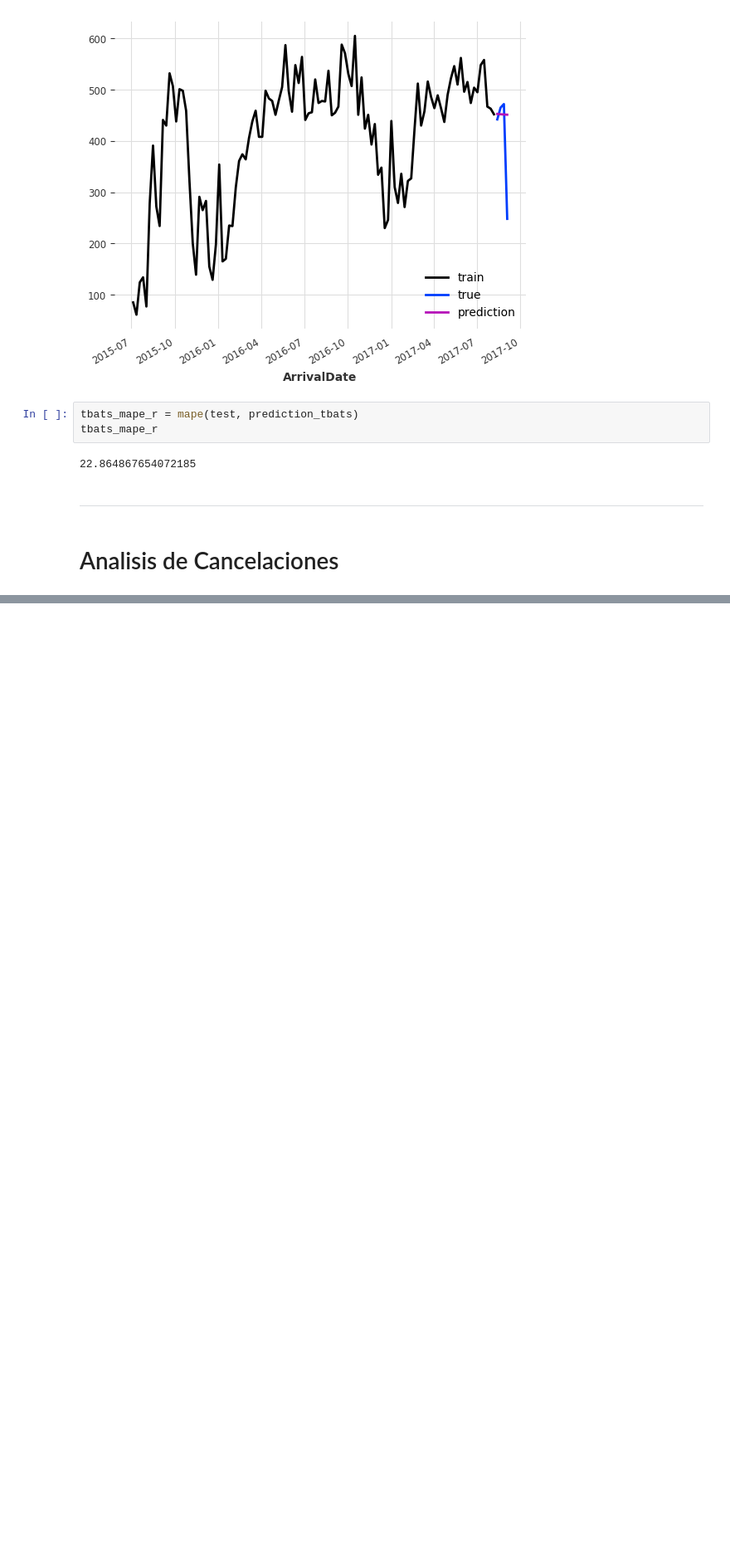
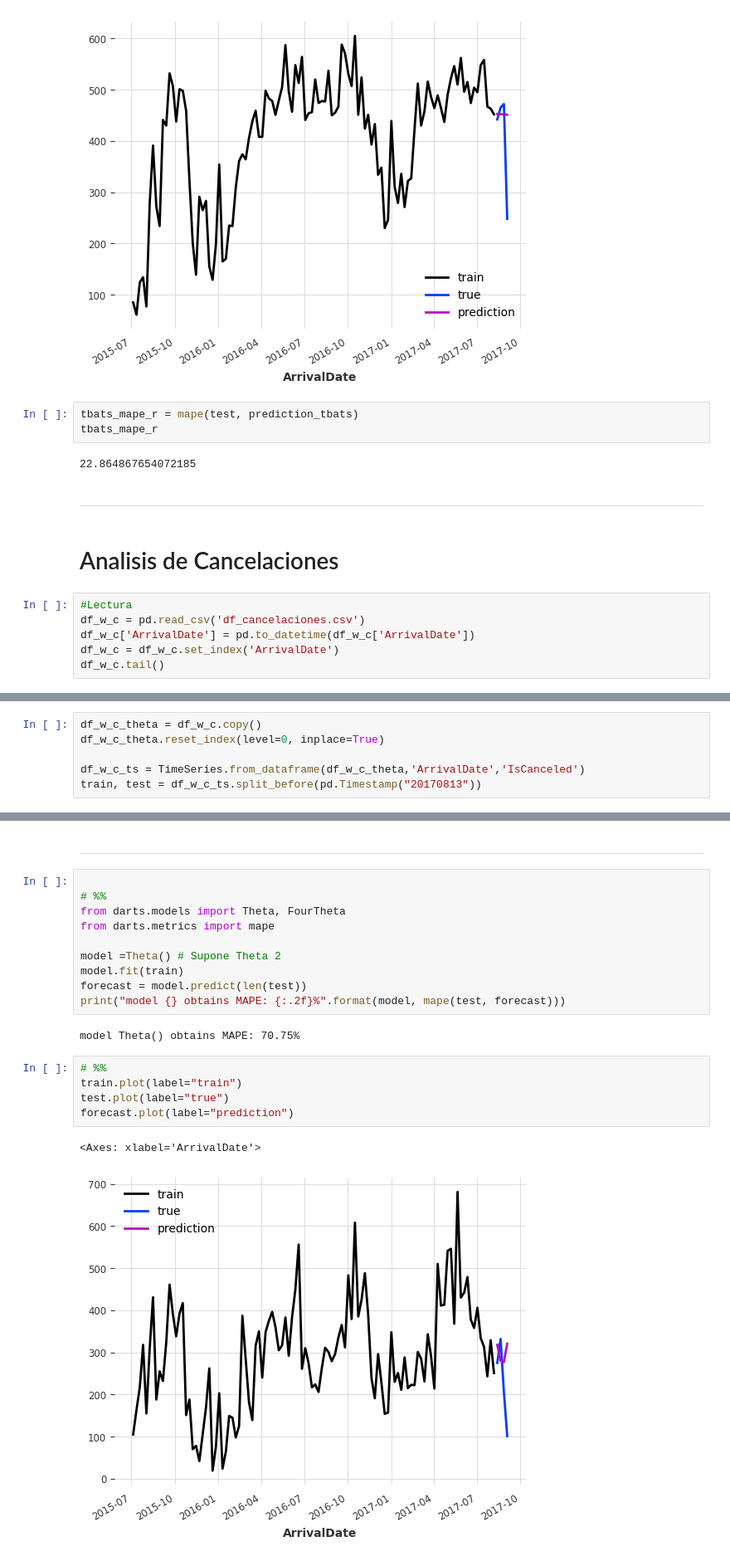
Before and after one commit to jgilaberts/Prueba-Github, a Jupyter notebook: Analisis Predictivo/Proyecto Final/Theta_4Theta_Javier_Gilabert.ipynb, the cells around one changed output, grey strips where cells are left out. Shown at 83% size. Saved outputs shown, nothing was run; the diff lists cells and outputs as text; blank space fills up the shorter version.

```diff
--- a/Analisis Predictivo/Proyecto Final/Theta_4Theta_Javier_Gilabert.ipynb
+++ b/Analisis Predictivo/Proyecto Final/Theta_4Theta_Javier_Gilabert.ipynb
@@ -239,3 +237,9 @@ tbats_mape_r
 -----
 # %% [markdown]
 # Analisis de Cancelaciones
+# %%
+#Lectura
+df_w_c = pd.read_csv('df_cancelaciones.csv')
+df_w_c['ArrivalDate'] = pd.to_datetime(df_w_c['ArrivalDate'])
+df_w_c = df_w_c.set_index('ArrivalDate')
+df_w_c.tail()
@@ -241,0 +254,6 @@ tbats_mape_r
+# %%
+df_w_c_theta = df_w_c.copy()
+df_w_c_theta.reset_index(level=0, inplace=True)
+
+df_w_c_ts = TimeSeries.from_dataframe(df_w_c_theta,'ArrivalDate','IsCanceled')
+train, test = df_w_c_ts.split_before(pd.Timestamp("20170813"))
@@ -241,0 +278,22 @@ tbats_mape_r
+# %% [markdown]
+-------
+# %%
+
+# %%
+from darts.models import Theta, FourTheta
+from darts.metrics import mape
+
+model =Theta() # Supone Theta 2
+model.fit(train)
+forecast = model.predict(len(test))
+print("model {} obtains MAPE: {:.2f}%".format(model, mape(test, forecast)))
+# %% [output]
+model Theta() obtains MAPE: 70.75%
+# %%
+# %%
+train.plot(label="train")
+test.plot(label="true")
+forecast.plot(label="prediction")
+# %% [output]
+<Axes: xlabel='ArrivalDate'>
+[figure, added]
```
Also changed, not shown: parts of 21 cells of this notebook.
